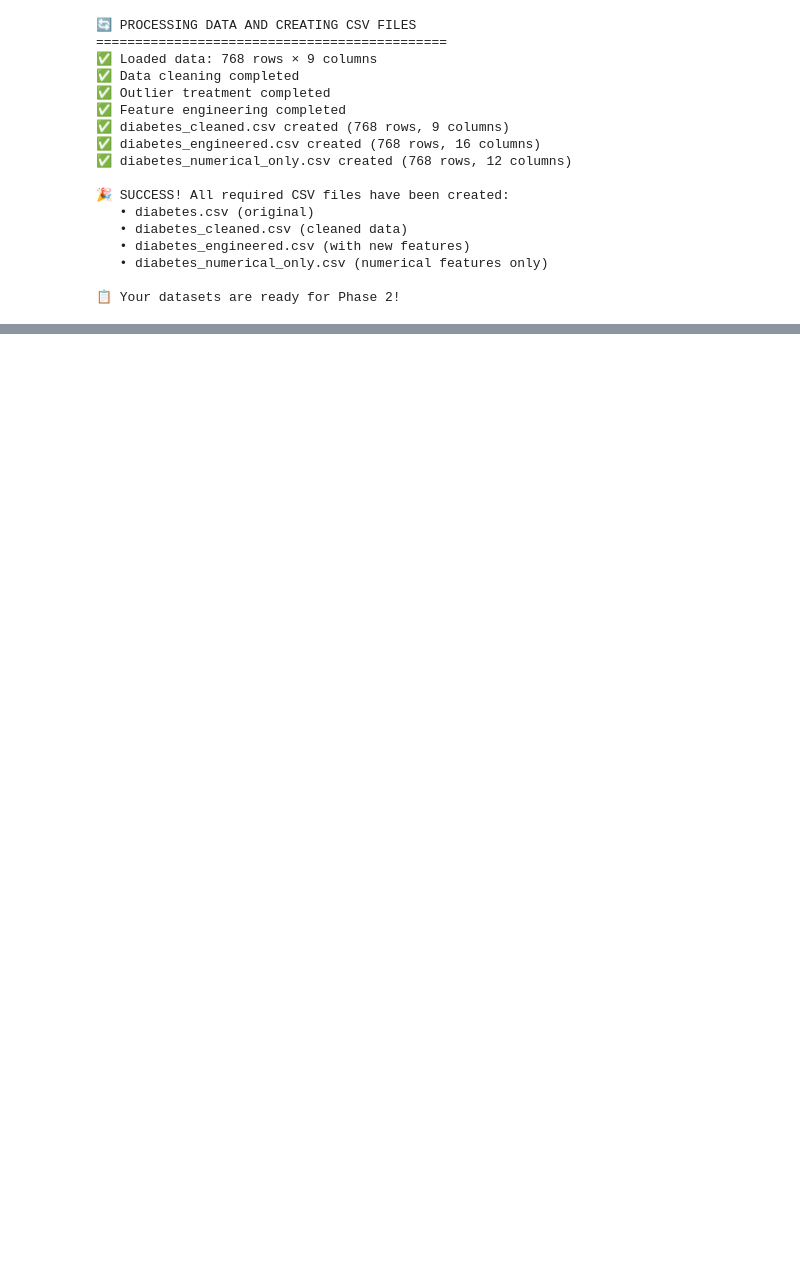
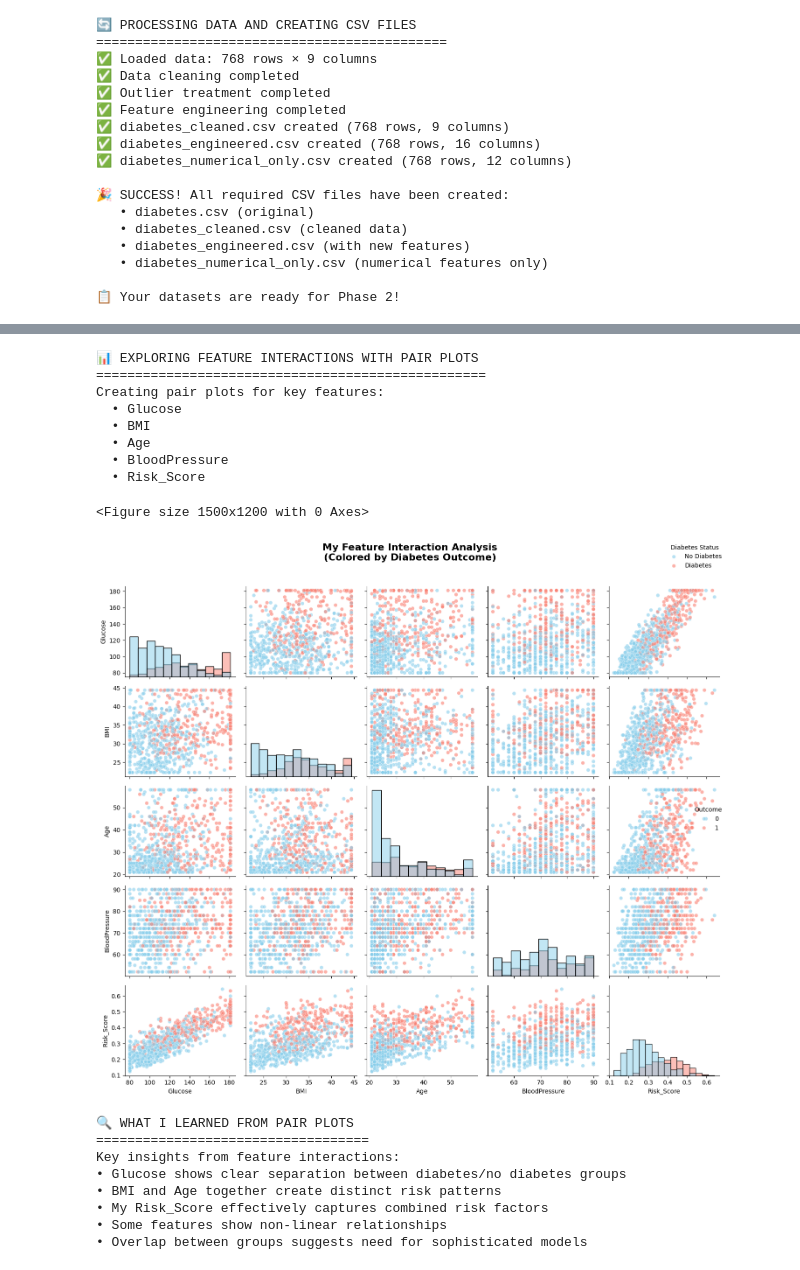
Before and after one commit to JohnHika/john-diabetes-risk-prediction, a Jupyter notebook: diabetes_lab_phase1.ipynb, the cells around one changed output, grey strips where cells are left out. Saved outputs shown, nothing was run; the diff lists cells and outputs as text; code cells hidden in the pictures; blank space fills up the shorter version.

```diff
--- a/diabetes_lab_phase1.ipynb
+++ b/diabetes_lab_phase1.ipynb
@@ -1112,0 +1259,77 @@ print("\n📋 Your datasets are ready for Phase 2!")
+# %%
+# My Pair Plot Analysis - Understanding Feature Interactions
+print("📊 EXPLORING FEATURE INTERACTIONS WITH PAIR PLOTS")
+print("=" * 50)
+
+# Selecting the most important features for pair plot analysis
+# I'm choosing features with highest correlation to target + key medical indicators
+key_features = ['Glucose', 'BMI', 'Age', 'BloodPressure', 'Risk_Score', 'Outcome']
+
+print("Creating pair plots for key features:")
+for feature in key_features[:-1]:  # Exclude 'Outcome' from the list
+    print(f"  • {feature}")
+
+# Creating pair plots colored by diabetes outcome
+plt.figure(figsize=(15, 12))
+pair_plot = sns.pairplot(df_engineered[key_features],
+                        hue='Outcome',
+                        palette={0: '#87CEEB', 1: '#FA8072'},
+                        plot_kws={'alpha': 0.6},
+                        diag_kind='hist')
+
+pair_plot.fig.suptitle('My Feature Interaction Analysis\n(Colored by Diabetes Outcome)',
+                      fontsize=16, fontweight='bold', y=1.02)
+
+# Fix legend - simpler approach that works with newer seaborn versions
+try:
+    # Try the newer approach first
+    pair_plot.add_legend(title='Diabetes Status', loc='upper right')
+
+    # Get existing legend and update labels
+    legend = pair_plot._legend
+    if legend:
+        legend.set_title('Diabetes Status')
+        # Update legend labels
+        labels = ['No Diabetes', 'Diabetes']
+        for text, label in zip(legend.get_texts(), labels):
+            text.set_text(label)
+except:
+    # Fallback - create manual legend
+    import matplotlib.patches as mpatches
+    no_diabetes_patch = mpatches.Patch(color='#87CEEB', label='No Diabetes')
+    diabetes_patch = mpatches.Patch(color='#FA8072', label='Diabetes')
+    pair_plot.fig.legend(handles=[no_diabetes_patch, diabetes_patch],
+                        title='Diabetes Status',
+                        loc='upper right',
+                        bbox_to_anchor=(0.98, 0.98))
+
+plt.tight_layout()
+plt.show()
+
+print(f"\n🔍 WHAT I LEARNED FROM PAIR PLOTS")
+print("=" * 35)
+print("Key insights from feature interactions:")
+print("• Glucose shows clear separation between diabetes/no diabetes groups")
+print("• BMI and Age together create distinct risk patterns")
+print("• My Risk_Score effectively captures combined risk factors")
+print("• Some features show non-linear relationships")
+print("• Overlap between groups suggests need for sophisticated models")
+# %% [output]
+📊 EXPLORING FEATURE INTERACTIONS WITH PAIR PLOTS
+==================================================
+Creating pair plots for key features:
+  • Glucose
+  • BMI
+  • Age
+  • BloodPressure
+  • Risk_Score
+<Figure size 1500x1200 with 0 Axes>
+[figure, added]
+🔍 WHAT I LEARNED FROM PAIR PLOTS
+===================================
+Key insights from feature interactions:
+• Glucose shows clear separation between diabetes/no diabetes groups
+• BMI and Age together create distinct risk patterns
+• My Risk_Score effectively captures combined risk factors
+• Some features show non-linear relationships
+• Overlap between groups suggests need for sophisticated models
```
Also changed, not shown: parts of 11 cells of this notebook, 1 other file.
